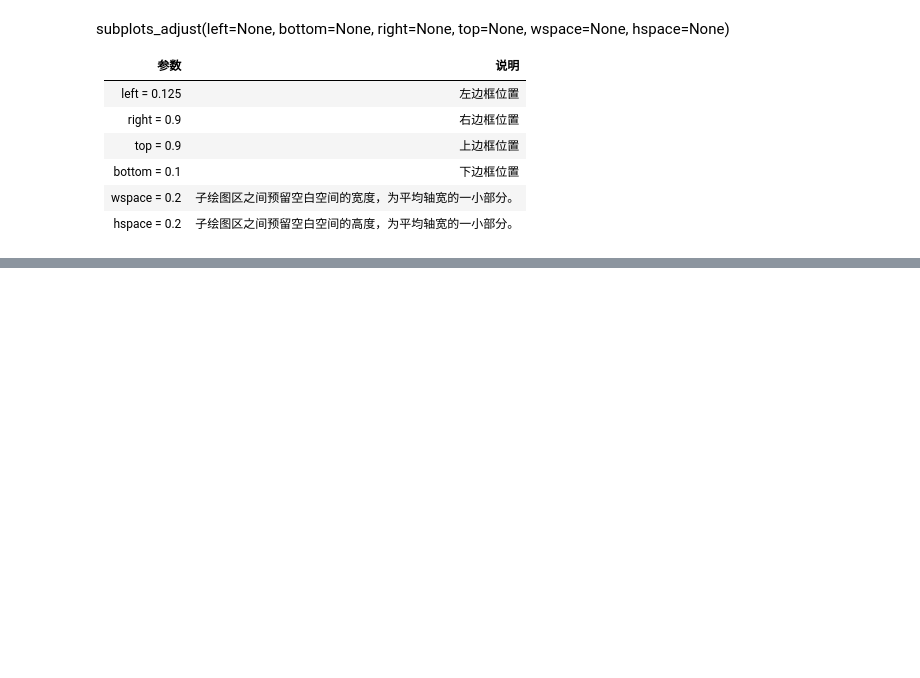
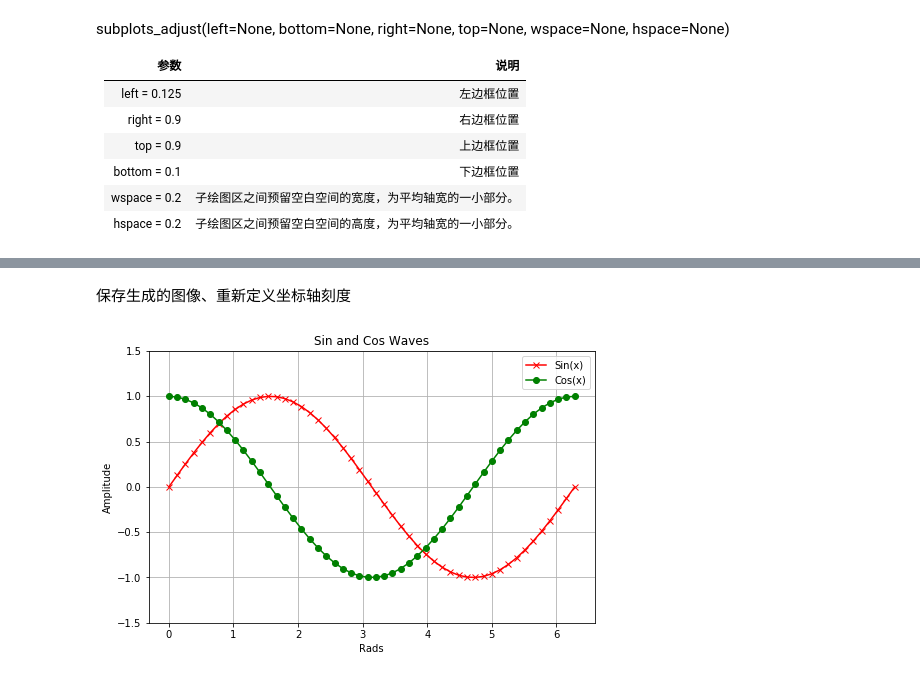
Before and after one commit to godmelon/DA-Record, a Jupyter notebook: 可视化/matplotlib.ipynb, the cells around one changed output, grey strips where cells are left out. Cells and saved outputs as stored; diff of their text form; code cells hidden in the pictures; blank space fills up the shorter version.

```diff
--- a/可视化/matplotlib.ipynb
+++ b/可视化/matplotlib.ipynb
@@ -312,0 +327,24 @@ plt.show()
+# %% [markdown]
+保存生成的图像、重新定义坐标轴刻度
+# %%
+x = np.linspace(0, 2 * np.pi, 50)
+# 创建画布并设置大小
+plt.figure(figsize=(8,5))
+
+plt.plot(x, np.sin(x), 'r-x', label='Sin(x)')
+# plt.plot(x, np.cos(x), 'g-^', label='Cos(x)')
+plt.plot(x, np.cos(x), 'g-o', label='Cos(x)')
+
+plt.legend(loc=0)
+# plt.legend(loc='center right')
+# plt.legend(loc='best')              # 展示图例, 并放在最佳位置
+plt.xlabel('Rads')                    # 给 x 轴添加标签
+plt.ylabel('Amplitude')               # 给 y 轴添加标签
+plt.title('Sin and Cos Waves')        # 添加图形标题
+plt.ylim(-1.5, 1.5)                   # y轴的刻度范围
+plt.grid()                            # 添加网格
+plt.savefig("Sin and Cos Waves.png", dpi=800)  # 保存图
+
+plt.show()
+# %% [output]
+[figure, added]
```
Also changed, not shown: parts of 19 cells of this notebook.
